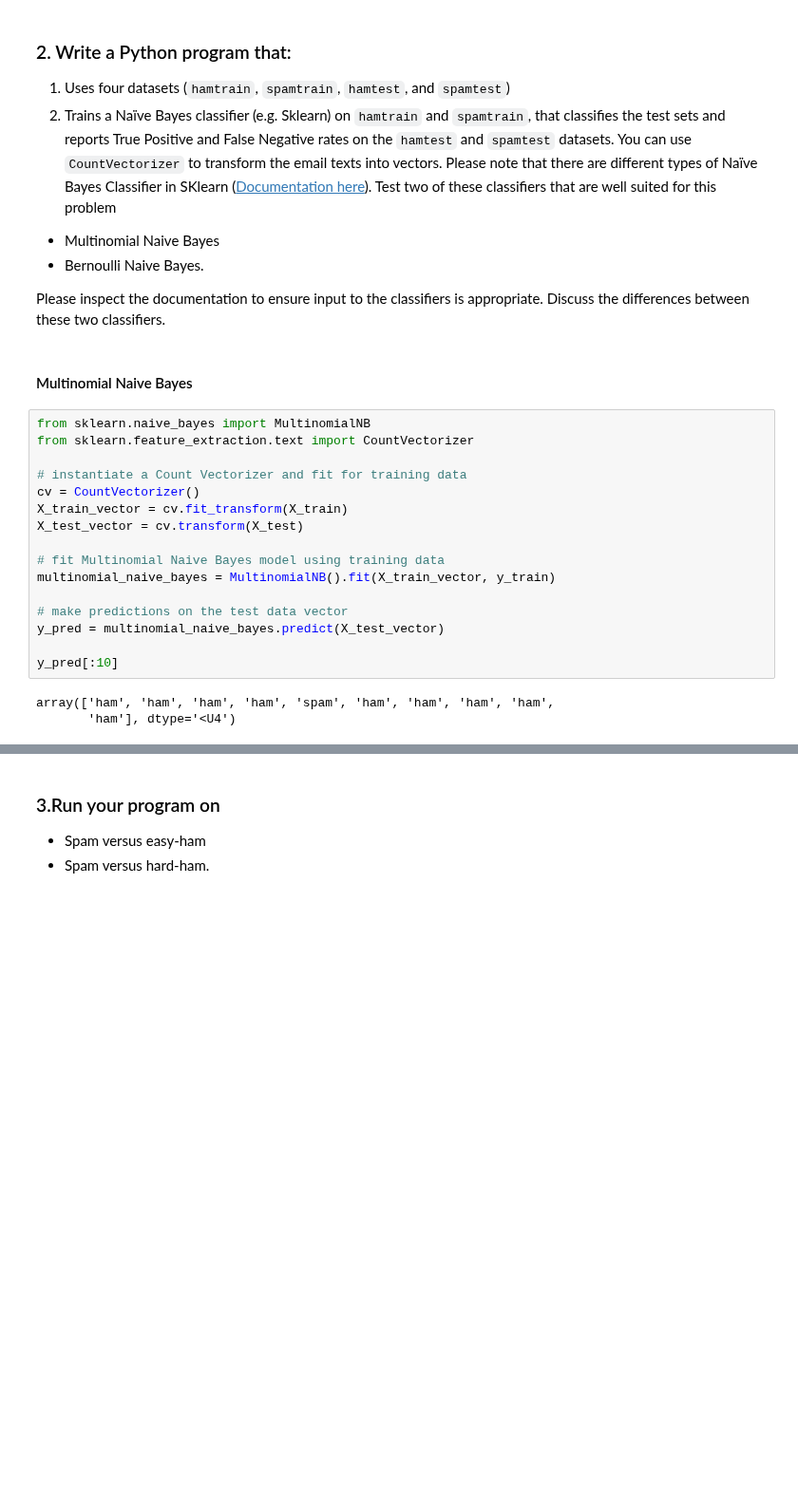
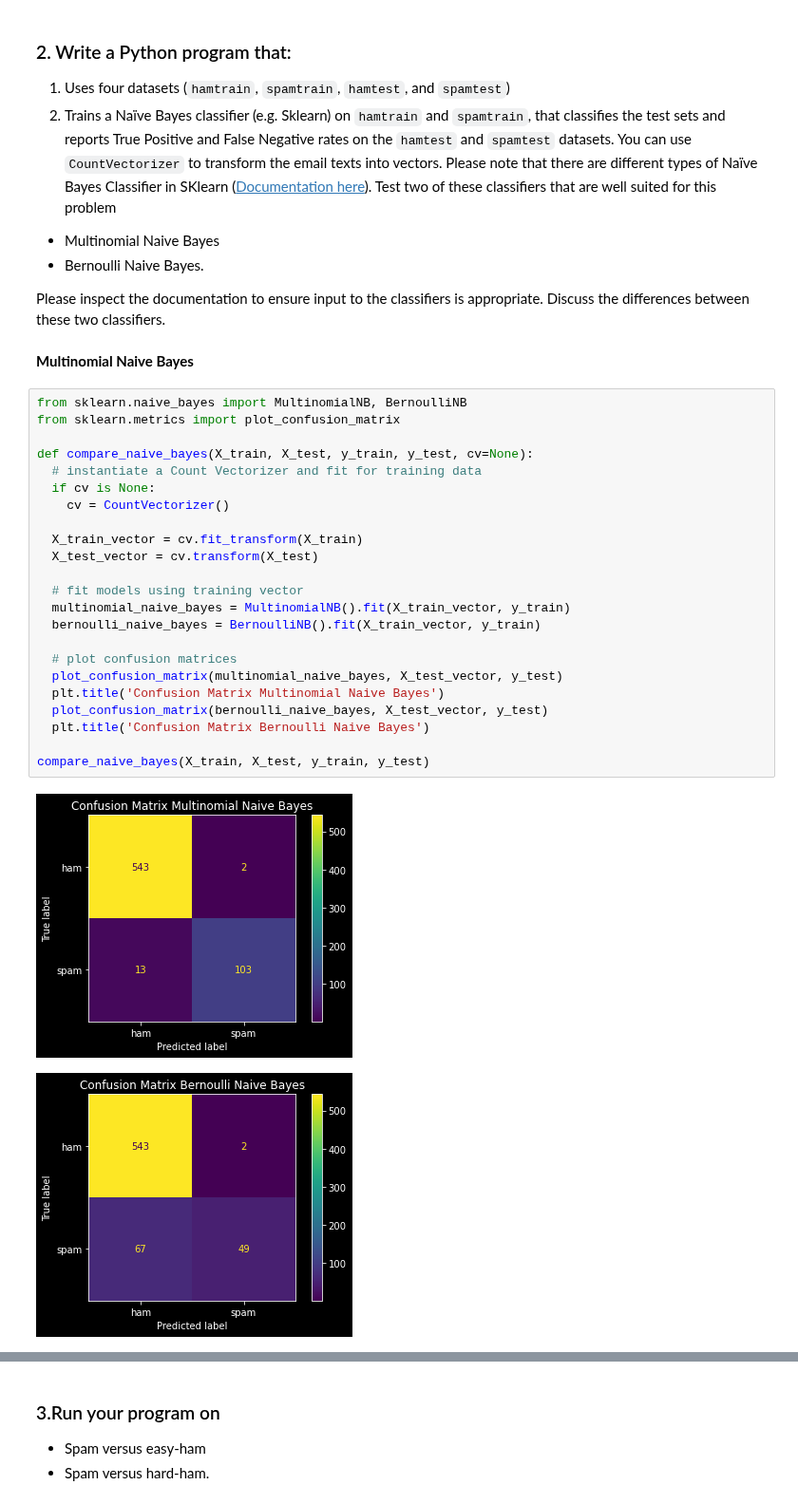
Before and after one commit to lukasmartinsson/dat405, a Jupyter notebook: assignment_4/DAT405_Assignment4.ipynb, the cells around one changed output, grey strips where cells are left out. Shown at 95% size. Drawn from its saved outputs; the diff is of its cells as text; blank space fills up the shorter version.

```diff
--- a/assignment_4/DAT405_Assignment4.ipynb
+++ b/assignment_4/DAT405_Assignment4.ipynb
@@ -113,23 +121,30 @@ y_test: (661,)
 
 Please inspect the documentation to ensure input to the classifiers is appropriate. Discuss the differences between these two classifiers.
 # %% [markdown]
-#### Multinomial Naive Bayes
+**Multinomial Naive Bayes**
 # %%
-from sklearn.naive_bayes import MultinomialNB
-from sklearn.feature_extraction.text import CountVectorizer
+from sklearn.naive_bayes import MultinomialNB, BernoulliNB
+from sklearn.metrics import plot_confusion_matrix
 
-# instantiate a Count Vectorizer and fit for training data
-cv = CountVectorizer()
-X_train_vector = cv.fit_transform(X_train)
-X_test_vector = cv.transform(X_test)
+def compare_naive_bayes(X_train, X_test, y_train, y_test, cv=None):
+  # instantiate a Count Vectorizer and fit for training data
+  if cv is None:
+    cv = CountVectorizer()
 
-# fit Multinomial Naive Bayes model using training data
-multinomial_naive_bayes = MultinomialNB().fit(X_train_vector, y_train)
+  X_train_vector = cv.fit_transform(X_train)
+  X_test_vector = cv.transform(X_test)
 
-# make predictions on the test data vector
-y_pred = multinomial_naive_bayes.predict(X_test_vector)
+  # fit models using training vector
+  multinomial_naive_bayes = MultinomialNB().fit(X_train_vector, y_train)
+  bernoulli_naive_bayes = BernoulliNB().fit(X_train_vector, y_train)
 
-y_pred[:10]
+  # plot confusion matrices
+  plot_confusion_matrix(multinomial_naive_bayes, X_test_vector, y_test)
+  plt.title('Confusion Matrix Multinomial Naive Bayes')
+  plot_confusion_matrix(bernoulli_naive_bayes, X_test_vector, y_test)
+  plt.title('Confusion Matrix Bernoulli Naive Bayes')
+
+compare_naive_bayes(X_train, X_test, y_train, y_test)
 # %% [output]
-array(['ham', 'ham', 'ham', 'ham', 'spam', 'ham', 'ham', 'ham', 'ham',
-       'ham'], dtype='<U4')
+[figure, added]
+[figure, added]
```
Also changed, not shown: parts of 20 cells of this notebook.
